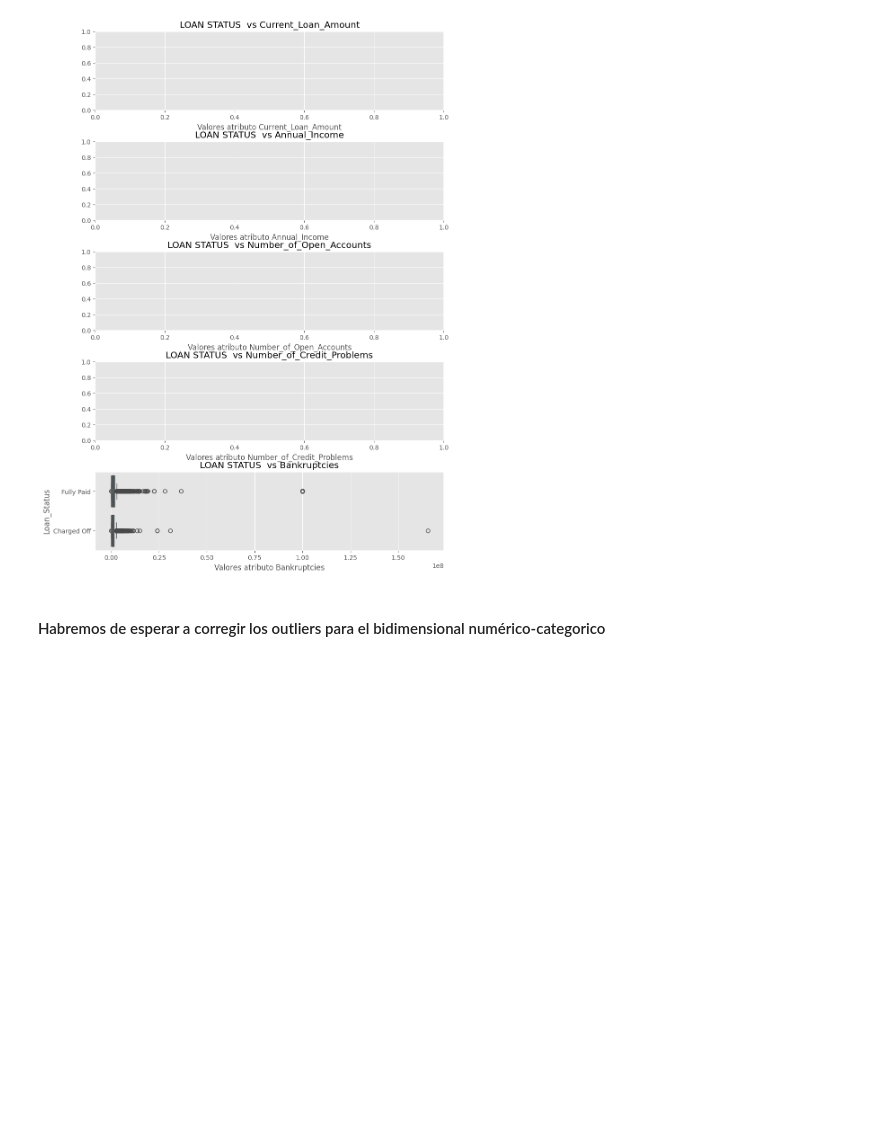
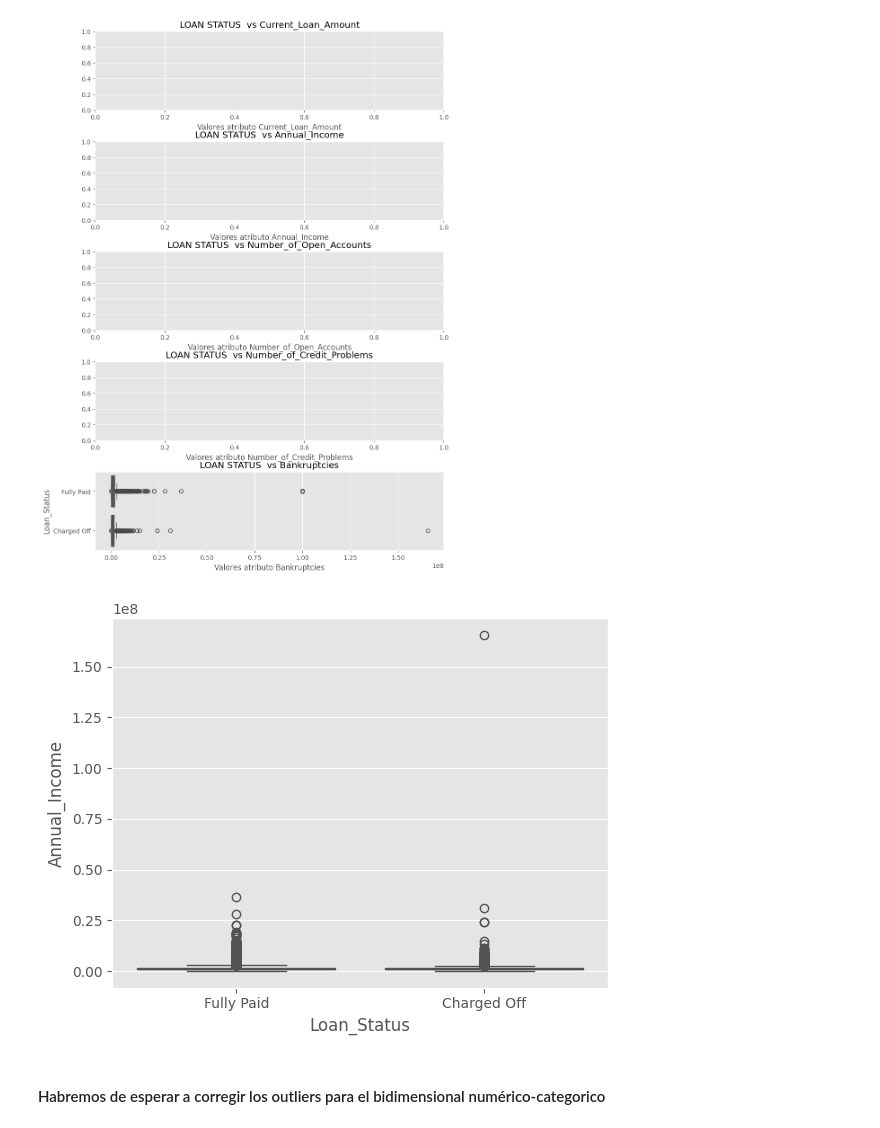
Before and after one commit to SonikoKatsura/CURSO_PARO_IA, a Jupyter notebook: Rober_IA/Modulo2/eda_loan.ipynb, the cells around one changed output. Saved outputs shown, nothing was run; the diff lists cells and outputs as text; code cells hidden in the pictures; blank space fills up the shorter version.

```diff
--- a/Rober_IA/Modulo2/eda_loan.ipynb
+++ b/Rober_IA/Modulo2/eda_loan.ipynb
@@ -397,5 +397,9 @@ for idx,variable in enumerate(var_num):
     ax[idx].set_xlabel(f'Valores atributo {variable}')
 # %% [output]
 [figure]
+# %%
+sns.boxplot(data=df_loan, x='Loan_Status', y='Annual_Income');
+# %% [output]
+[figure, added]
 # %% [markdown]
 #### Habremos de esperar a corregir los outliers para el bidimensional numérico-categorico
```
Also changed, not shown: parts of 2 cells of this notebook.
